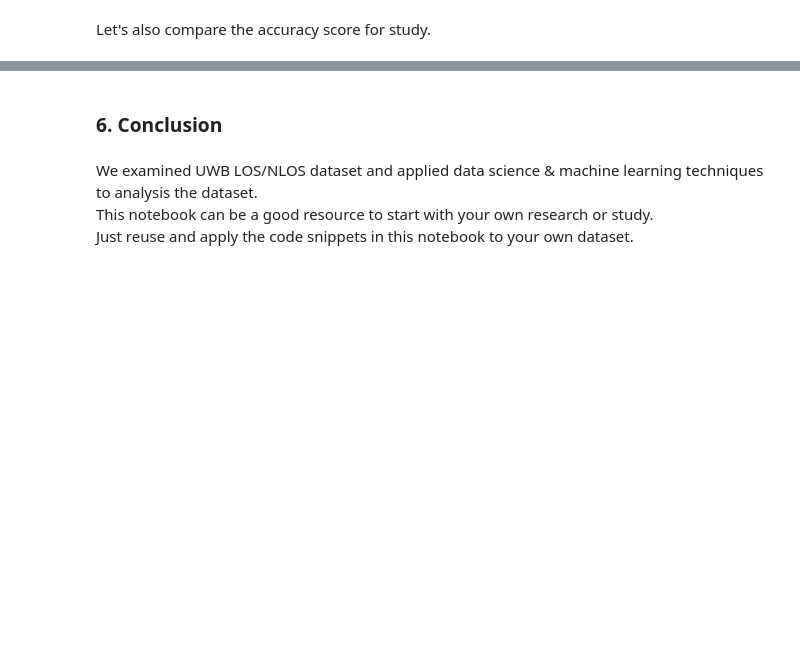
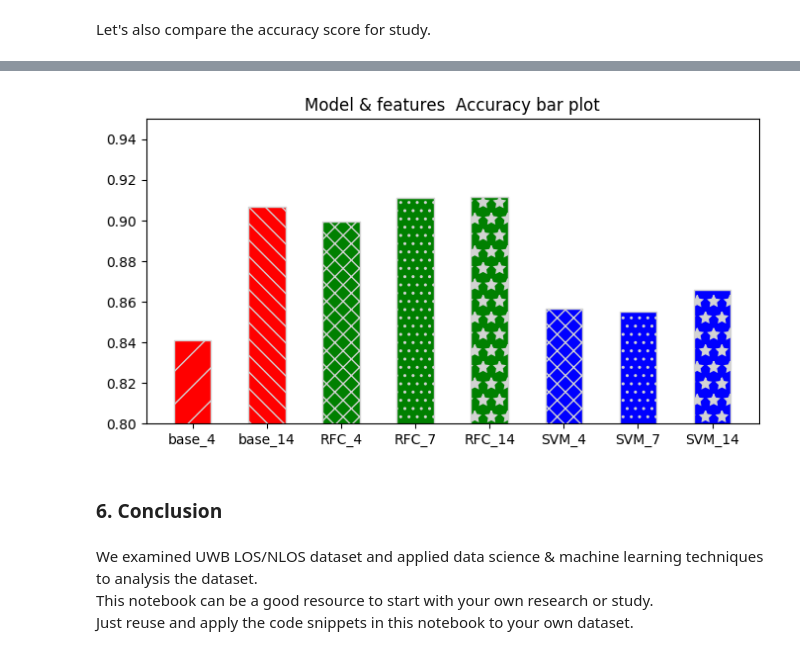
Before and after one commit to junyongeom/binary_classification_tutorial, a Jupyter notebook: classfication_tutorial.ipynb, the cells around one changed output, grey strips where cells are left out. Cells and saved outputs as stored; diff of their text form; code cells hidden in the pictures; blank space fills up the shorter version.

```diff
--- a/classfication_tutorial.ipynb
+++ b/classfication_tutorial.ipynb
@@ -847,8 +847,27 @@ Let's also compare the accuracy score for study.
 # %%
 from sklearn.metrics import accuracy_score
 
-def score_accuracy(X, y, model):
-    y_pred = model.predict(X)
-    return accuracy_score(y, y_pred)
+def score_accuracy(train_X, train_y, test_X, test_y, model, features):
+    model.fit(train_X[features], train_y)
+    pred_y = model.predict(test_X[features])
+    return accuracy_score(test_y, pred_y)
 # %%
-baseline4_accuracy = score_accuracy(X_test)
+models = ['base_4', 'base_14', 'RFC_4', 'RFC_7', 'RFC_14', 'SVM_4','SVM_7', 'SVM_14']
+acc_scores = []
+
+baseline4_acc  = score_accuracy(train_X, train_y, test_X, test_y, baseline4_model, baseline_features_4)
+acc_scores.append(baseline4_acc)
+baseline14_acc = score_accuracy(train_X, train_y, test_X, test_y, baseline14_model, baseline_features_14)
+acc_scores.append(baseline14_acc)
+best_rfc4_acc  = score_accuracy(train_X, train_y, test_X, test_y, best_randomforest, my_features_4)
+acc_scores.append(best_rfc4_acc)
+best_rfc7_acc  = score_accuracy(train_X, train_y, test_X, test_y, best_randomforest, my_features_7)
+acc_scores.append(best_rfc7_acc)
+best_rfc14_acc = score_accuracy(train_X, train_y, test_X, test_y, best_randomforest, baseline_features_14)
+acc_scores.append(best_rfc14_acc)
+best_svm4_acc  = score_accuracy(train_X, train_y, test_X, test_y, best_SVM, my_features_4)
+acc_scores.append(best_svm4_acc )
+best_svm7_acc  = score_accuracy(train_X, train_y, test_X, test_y, best_SVM, my_features_7)
+acc_scores.append(best_svm7_acc)
+best_svm14_acc = score_accuracy(train_X, train_y, test_X, test_y, best_SVM, baseline_features_14)
+acc_scores.append(best_svm14_acc)
@@ -855,3 +886,14 @@ baseline4_accuracy = score_accuracy(X_test)
+# %%
+colors = ['r', 'r', 'g', 'g', 'g', 'b', 'b', 'b' ]
+hatches = ['/', '\\\\', 'xx', '..', '*', 'xx', '..', '*']
+fig, ax = plt.subplots(figsize=(8,4))
+ax.set_title("Model & features  Accuracy bar plot")
+bars = ax.bar(models, acc_scores, color=colors, width=0.5, edgecolor='lightgray')
+ax.set_ylim(0.8, 0.95)
+for i in range(len(bars)):
+    bars[i].set(hatch=hatches[i])
+# %% [output]
+[figure, added]
 # %% [markdown]
 ### 6. Conclusion
 # %% [markdown]
```
Also changed, not shown: parts of 7 cells of this notebook.
